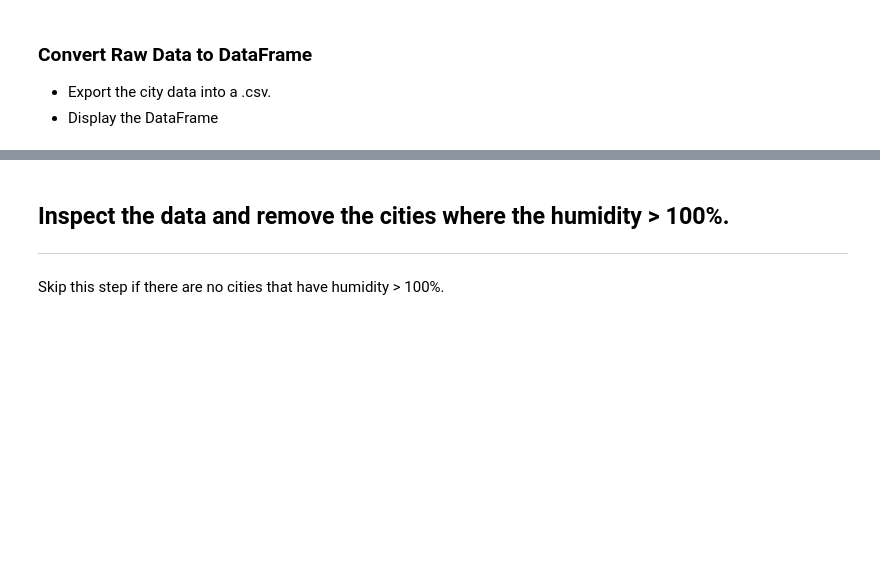
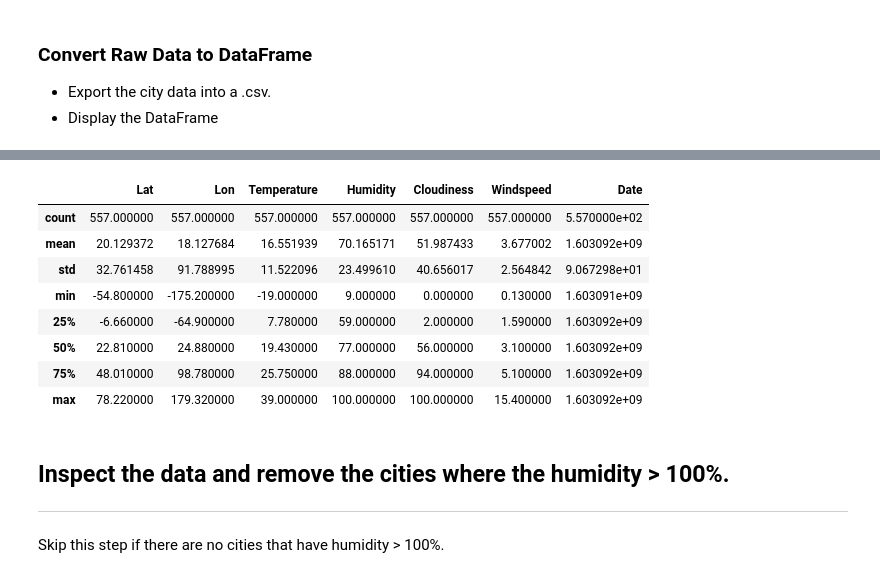
Before and after one commit to itsjaggu/python-api-challenge, a Jupyter notebook: WeatherPy/WeatherPy.ipynb, the cells around one changed output, grey strips where cells are left out. Cells and saved outputs as stored; diff of their text form; code cells hidden in the pictures; blank space fills up the shorter version.

Commit message:
cleaned data

```diff
--- a/WeatherPy/WeatherPy.ipynb
+++ b/WeatherPy/WeatherPy.ipynb
@@ -69,8 +69,15 @@ units = "metric"
 query_url = f"{url}appid={weather_api_key}&units={units}&q="
 
 # list for response results
+citynames = []
 lat = []
+lon = []
 temp = []
+humidity = []
+cloudiness = []
+windspeed = []
+country = []
+date = []
 
 print("Begining Data Retrieval")
 print("------------------------------")
@@ -81,10 +88,18 @@ for idx1, city_list in enumerate(cities, start = 1):
         try:
             response = requests.get(query_url + city).json()
             print(f"Processing Record {idx2} of set {idx1} | {city}")
+            citynames.append(response['name'])
+            lat.append(response['coord']['lat'])
+            lon.append(response['coord']['lon'])
+            temp.append(response['main']['temp'])
+            humidity.append(response['main']['humidity'])
+            cloudiness.append(response['clouds']['all'])
+            windspeed.append(response['wind']['speed'])
+            country.append(response['sys']['country'])
+            date.append(response['dt'])
         except KeyError:
             print("City not found. Skipping...")
-    #lat.append(response['coord']['lat'])
-    #temp.append(response['main']['temp'])
+
 
 print("------------------------------")
 print("Data Retrieval Complete")
@@ -139,0 +129,16 @@ weather_data
+# %%
+
+# build a dataframe from the cities, lon,and pressure lists
+
+weather_data = {"City": citynames
+                ,"Lat": lat
+                ,"Lon": lon
+                ,"Temperature": temp
+                ,"Humidity": humidity
+                ,"Cloudiness": cloudiness
+                ,"Windspeed": windspeed
+                ,"Country": country
+                ,"Date": date
+               }
+weather_data = pd.DataFrame(weather_data)
+weather_data.head()
@@ -140,3 +152,15 @@ weather_data
+# %%
+weather_data.describe()
+# %% [output]
+|  | Lat | Lon | Temperature | Humidity | Cloudiness | Windspeed | Date |
+| count | 557.000000 | 557.000000 | 557.000000 | 557.000000 | 557.000000 | 557.000000 | 5.570000e+02 |
+| mean | 20.129372 | 18.127684 | 16.551939 | 70.165171 | 51.987433 | 3.677002 | 1.603092e+09 |
+| std | 32.761458 | 91.788995 | 11.522096 | 23.499610 | 40.656017 | 2.564842 | 9.067298e+01 |
+| min | -54.800000 | -175.200000 | -19.000000 | 9.000000 | 0.000000 | 0.130000 | 1.603091e+09 |
+| 25% | -6.660000 | -64.900000 | 7.780000 | 59.000000 | 2.000000 | 1.590000 | 1.603092e+09 |
+| 50% | 22.810000 | 24.880000 | 19.430000 | 77.000000 | 56.000000 | 3.100000 | 1.603092e+09 |
+| 75% | 48.010000 | 98.780000 | 25.750000 | 88.000000 | 94.000000 | 5.100000 | 1.603092e+09 |
+| max | 78.220000 | 179.320000 | 39.000000 | 100.000000 | 100.000000 | 15.400000 | 1.603092e+09 |
 # %% [markdown]
 ## Inspect the data and remove the cities where the humidity > 100%.
 ----
```
Also changed, not shown: parts of 9 cells of this notebook.
